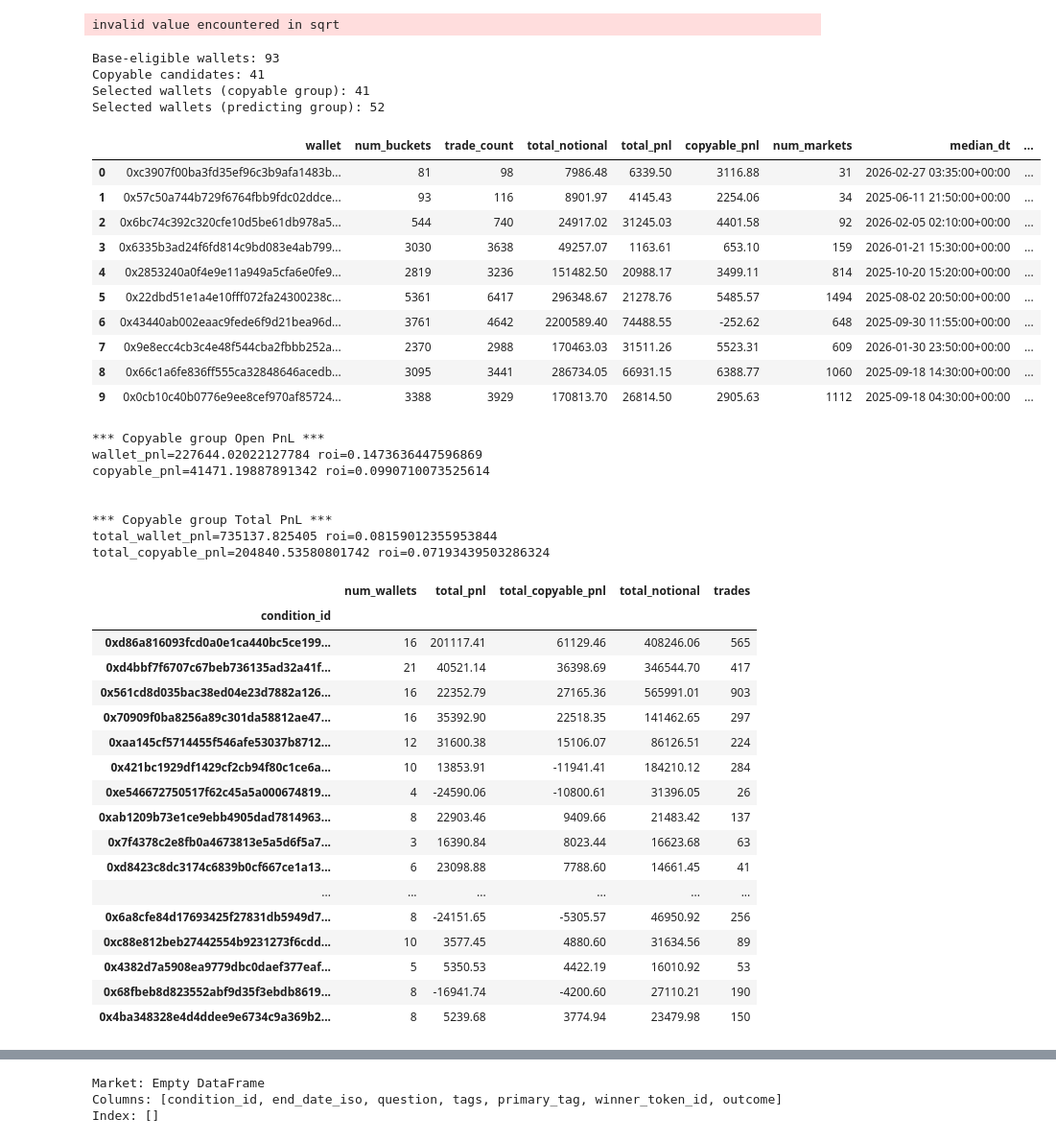
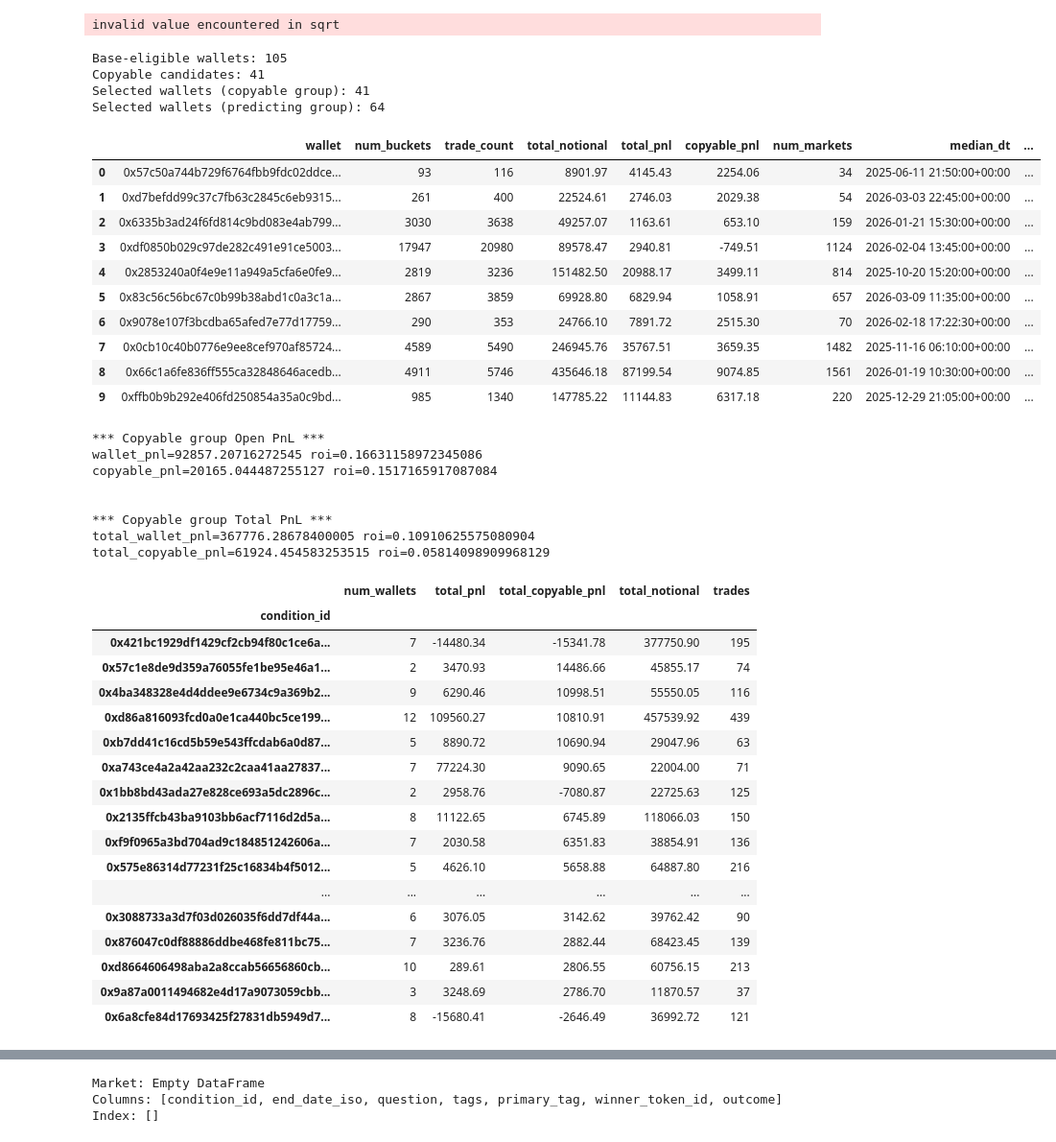
Before and after one commit to vobornij/polymarket, a Jupyter notebook: notebooks/flow/stage1_wallet_strategy_selection.ipynb, the cells around one changed output, grey strips where cells are left out. Shown at 96% size. Cells and saved outputs as stored; diff of their text form; code cells hidden in the pictures.

```diff
--- a/notebooks/flow/stage1_wallet_strategy_selection.ipynb
+++ b/notebooks/flow/stage1_wallet_strategy_selection.ipynb
@@ -169,7 +169,8 @@ df_full["notional"] = np.where(
     df_full["usdc_amount"],
     df_full["quantity"] * (1 - df_full["price"].astype(float)),
 )
-df_full['is_train'] = df_full['last_condition_trade_ts'] <= pd.Timestamp("2026-03-01", tz="UTC")
+TRAIN_END = pd.Timestamp("2026-05-01", tz="UTC")
+df_full['is_train'] = df_full['last_condition_trade_ts'] <= TRAIN_END
 
 df_slice = df_full[df_full["is_train"]].copy()
 
@@ -388,7 +389,7 @@ base_mask2 = (
     & (candidates['num_buckets'] >= 50)
     & (candidates['max_drawdown_to_pnl'] <= 0.2)
     & (candidates['market_pnl_hhi'].fillna(0.20) < 0.2)
-    & (candidates['median_dt'].dt.date <= (pd.Timestamp.today().date() - pd.Timedelta(days=30)))
+    & (candidates['median_dt'].dt.date <= (TRAIN_END.date() - pd.Timedelta(days=30)))
     & (candidates['total_notional'] >= 5_000)
 )
 
@@ -444,45 +445,45 @@ wallet_cohorts['copyable_group'] = (
 )
 
 predicting_pool = eligible_base[
     ~eligible_base['wallet'].isin(wallet_cohorts['copyable_group']['wallet'])
 ].copy()
 wallet_cohorts['predicting_group'] = (
     predicting_pool
     # predicting_pool[predicting_pool['predicting_final_score'] >= PREDICTING_SCORE_MIN]
     .sort_values('predicting_final_score', ascending=False)
     .reset_index(drop=True)
 )
 
 overlap = set(wallet_cohorts['copyable_group']['wallet']) & set(wallet_cohorts['predicting_group']['wallet'])
 if overlap:
     raise ValueError(f'Wallet groups must be disjoint; found overlap of {len(overlap)} wallets.')
 
 wallet_cohorts['copyable_group']['wallet_quality'] = wallet_cohorts['copyable_group']['final_score']
 wallet_cohorts['predicting_group']['wallet_quality'] = wallet_cohorts['predicting_group']['predicting_final_score']
 
 wallet_cohorts['multi_filter'] = wallet_cohorts['copyable_group'].copy()
 
 print(f"Base-eligible wallets: {len(eligible_base):,}")
 print(f"Copyable candidates: {len(copyable_candidates):,}")
 print(f"Selected wallets (copyable group): {len(wallet_cohorts['copyable_group']):,}")
 print(f"Selected wallets (predicting group): {len(wallet_cohorts['predicting_group']):,}")
 wallet_cohorts['copyable_group'].head(10)
 # %% [output]
-Base-eligible wallets: 93
+Base-eligible wallets: 105
 Copyable candidates: 41
 Selected wallets (copyable group): 41
-Selected wallets (predicting group): 52
+Selected wallets (predicting group): 64
 |  | wallet | num_buckets | trade_count | total_notional | total_pnl | copyable_pnl | num_markets | median_dt | ... |
-| 0 | 0xc3907f00ba3fd35ef96c3b9afa1483b... | 81 | 98 | 7986.48 | 6339.50 | 3116.88 | 31 | 2026-02-27 03:35:00+00:00 | ... |
-| 1 | 0x57c50a744b729f6764fbb9fdc02ddce... | 93 | 116 | 8901.97 | 4145.43 | 2254.06 | 34 | 2025-06-11 21:50:00+00:00 | ... |
-| 2 | 0x6bc74c392c320cfe10d5be61db978a5... | 544 | 740 | 24917.02 | 31245.03 | 4401.58 | 92 | 2026-02-05 02:10:00+00:00 | ... |
-| 3 | 0x6335b3ad24f6fd814c9bd083e4ab799... | 3030 | 3638 | 49257.07 | 1163.61 | 653.10 | 159 | 2026-01-21 15:30:00+00:00 | ... |
+| 0 | 0x57c50a744b729f6764fbb9fdc02ddce... | 93 | 116 | 8901.97 | 4145.43 | 2254.06 | 34 | 2025-06-11 21:50:00+00:00 | ... |
+| 1 | 0xd7befdd99c37c7fb63c2845c6eb9315... | 261 | 400 | 22524.61 | 2746.03 | 2029.38 | 54 | 2026-03-03 22:45:00+00:00 | ... |
+| 2 | 0x6335b3ad24f6fd814c9bd083e4ab799... | 3030 | 3638 | 49257.07 | 1163.61 | 653.10 | 159 | 2026-01-21 15:30:00+00:00 | ... |
+| 3 | 0xdf0850b029c97de282c491e91ce5003... | 17947 | 20980 | 89578.47 | 2940.81 | -749.51 | 1124 | 2026-02-04 13:45:00+00:00 | ... |
 | 4 | 0x2853240a0f4e9e11a949a5cfa6e0fe9... | 2819 | 3236 | 151482.50 | 20988.17 | 3499.11 | 814 | 2025-10-20 15:20:00+00:00 | ... |
-| 5 | 0x22dbd51e1a4e10fff072fa24300238c... | 5361 | 6417 | 296348.67 | 21278.76 | 5485.57 | 1494 | 2025-08-02 20:50:00+00:00 | ... |
-| 6 | 0x43440ab002eaac9fede6f9d21bea96d... | 3761 | 4642 | 2200589.40 | 74488.55 | -252.62 | 648 | 2025-09-30 11:55:00+00:00 | ... |
-| 7 | 0x9e8ecc4cb3c4e48f544cba2fbbb252a... | 2370 | 2988 | 170463.03 | 31511.26 | 5523.31 | 609 | 2026-01-30 23:50:00+00:00 | ... |
-| 8 | 0x66c1a6fe836ff555ca32848646acedb... | 3095 | 3441 | 286734.05 | 66931.15 | 6388.77 | 1060 | 2025-09-18 14:30:00+00:00 | ... |
-| 9 | 0x0cb10c40b0776e9ee8cef970af85724... | 3388 | 3929 | 170813.70 | 26814.50 | 2905.63 | 1112 | 2025-09-18 04:30:00+00:00 | ... |
+| 5 | 0x83c56c56bc67c0b99b38abd1c0a3c1a... | 2867 | 3859 | 69928.80 | 6829.94 | 1058.91 | 657 | 2026-03-09 11:35:00+00:00 | ... |
+| 6 | 0x9078e107f3bcdba65afed7e77d17759... | 290 | 353 | 24766.10 | 7891.72 | 2515.30 | 70 | 2026-02-18 17:22:30+00:00 | ... |
+| 7 | 0x0cb10c40b0776e9ee8cef970af85724... | 4589 | 5490 | 246945.76 | 35767.51 | 3659.35 | 1482 | 2025-11-16 06:10:00+00:00 | ... |
+| 8 | 0x66c1a6fe836ff555ca32848646acedb... | 4911 | 5746 | 435646.18 | 87199.54 | 9074.85 | 1561 | 2026-01-19 10:30:00+00:00 | ... |
+| 9 | 0xffb0b9b292e406fd250854a35a0c9bd... | 985 | 1340 | 147785.22 | 11144.83 | 6317.18 | 220 | 2025-12-29 21:05:00+00:00 | ... |
 # %%
 df_ana = df_full[df_full["is_train"] == False].copy()
 # %%
@@ -507,13 +508,13 @@ print(f'total_wallet_pnl={total_res["trade_pnl"]} roi={total_res["trade_pnl"] /
 print(f'total_copyable_pnl={total_res["copyable_pnl"]} roi={total_res["copyable_pnl"] / total_res["copyable_notional"]}')
 # %% [output]
 *** Copyable group Open PnL ***
-wallet_pnl=227644.02022127784 roi=0.1473636447596869
-copyable_pnl=41471.19887891342 roi=0.0990710073525614
+wallet_pnl=92857.20716272545 roi=0.16631158972345086
+copyable_pnl=20165.044487255127 roi=0.1517165917087084
 
 
 *** Copyable group Total PnL ***
-total_wallet_pnl=735137.825405 roi=0.08159012355953844
-total_copyable_pnl=204840.53580801742 roi=0.07193439503286324
+total_wallet_pnl=367776.28678400005 roi=0.10910625575080904
+total_copyable_pnl=61924.454583253515 roi=0.05814098909968129
 # %%
 df_ana[df_ana['wallet'].isin(wallet_cohorts['copyable_group']['wallet'])].groupby('condition_id').agg(
     num_wallets=('wallet', 'nunique'),
@@ -525,22 +526,22 @@ df_ana[df_ana['wallet'].isin(wallet_cohorts['copyable_group']['wallet'])].groupb
 # %% [output]
 |  | num_wallets | total_pnl | total_copyable_pnl | total_notional | trades |
 | condition_id |  |  |  |  |  |
-| 0xd86a816093fcd0a0e1ca440bc5ce199... | 16 | 201117.41 | 61129.46 | 408246.06 | 565 |
-| 0xd4bbf7f6707c67beb736135ad32a41f... | 21 | 40521.14 | 36398.69 | 346544.70 | 417 |
-| 0x561cd8d035bac38ed04e23d7882a126... | 16 | 22352.79 | 27165.36 | 565991.01 | 903 |
-| 0x70909f0ba8256a89c301da58812ae47... | 16 | 35392.90 | 22518.35 | 141462.65 | 297 |
-| 0xaa145cf5714455f546afe53037b8712... | 12 | 31600.38 | 15106.07 | 86126.51 | 224 |
-| 0x421bc1929df1429cf2cb94f80c1ce6a... | 10 | 13853.91 | -11941.41 | 184210.12 | 284 |
-| 0xe546672750517f62c45a5a000674819... | 4 | -24590.06 | -10800.61 | 31396.05 | 26 |
-| 0xab1209b73e1ce9ebb4905dad7814963... | 8 | 22903.46 | 9409.66 | 21483.42 | 137 |
-| 0x7f4378c2e8fb0a4673813e5a5d6f5a7... | 3 | 16390.84 | 8023.44 | 16623.68 | 63 |
-| 0xd8423c8dc3174c6839b0cf667ce1a13... | 6 | 23098.88 | 7788.60 | 14661.45 | 41 |
+| 0x421bc1929df1429cf2cb94f80c1ce6a... | 7 | -14480.34 | -15341.78 | 377750.90 | 195 |
+| 0x57c1e8de9d359a76055fe1be95e46a1... | 2 | 3470.93 | 14486.66 | 45855.17 | 74 |
+| 0x4ba348328e4d4ddee9e6734c9a369b2... | 9 | 6290.46 | 10998.51 | 55550.05 | 116 |
+| 0xd86a816093fcd0a0e1ca440bc5ce199... | 12 | 109560.27 | 10810.91 | 457539.92 | 439 |
+| 0xb7dd41c16cd5b59e543ffcdab6a0d87... | 5 | 8890.72 | 10690.94 | 29047.96 | 63 |
+| 0xa743ce4a2a42aa232c2caa41aa27837... | 7 | 77224.30 | 9090.65 | 22004.00 | 71 |
+| 0x1bb8bd43ada27e828ce693a5dc2896c... | 2 | 2958.76 | -7080.87 | 22725.63 | 125 |
+| 0x2135ffcb43ba9103bb6acf7116d2d5a... | 8 | 11122.65 | 6745.89 | 118066.03 | 150 |
+| 0xf9f0965a3bd704ad9c184851242606a... | 7 | 2030.58 | 6351.83 | 38854.91 | 136 |
+| 0x575e86314d77231f25c16834b4f5012... | 5 | 4626.10 | 5658.88 | 64887.80 | 216 |
 | ... | ... | ... | ... | ... | ... |
-| 0x6a8cfe84d17693425f27831db5949d7... | 8 | -24151.65 | -5305.57 | 46950.92 | 256 |
-| 0xc88e812beb27442554b9231273f6cdd... | 10 | 3577.45 | 4880.60 | 31634.56 | 89 |
-| 0x4382d7a5908ea9779dbc0daef377eaf... | 5 | 5350.53 | 4422.19 | 16010.92 | 53 |
-| 0x68fbeb8d823552abf9d35f3ebdb8619... | 8 | -16941.74 | -4200.60 | 27110.21 | 190 |
-| 0x4ba348328e4d4ddee9e6734c9a369b2... | 8 | 5239.68 | 3774.94 | 23479.98 | 150 |
+| 0x3088733a3d7f03d026035f6dd7df44a... | 6 | 3076.05 | 3142.62 | 39762.42 | 90 |
+| 0x876047c0df88886ddbe468fe811bc75... | 7 | 3236.76 | 2882.44 | 68423.45 | 139 |
+| 0xd8664606498aba2a8ccab56656860cb... | 10 | 289.61 | 2806.55 | 60756.15 | 213 |
+| 0x9a87a0011494682e4d17a9073059cbb... | 3 | 3248.69 | 2786.70 | 11870.57 | 37 |
+| 0x6a8cfe84d17693425f27831db5949d7... | 8 | -15680.41 | -2646.49 | 36992.72 | 121 |
 # %%
 if(WALLET_FILTER is not None):
     wallet_cohorts['copyable_group'] = wallet_cohorts['copyable_group'].query("wallet in @WALLET_FILTER").copy().reset_index(drop=True)
```
Also changed, not shown: parts of 15 cells of this notebook, 8 other files.
